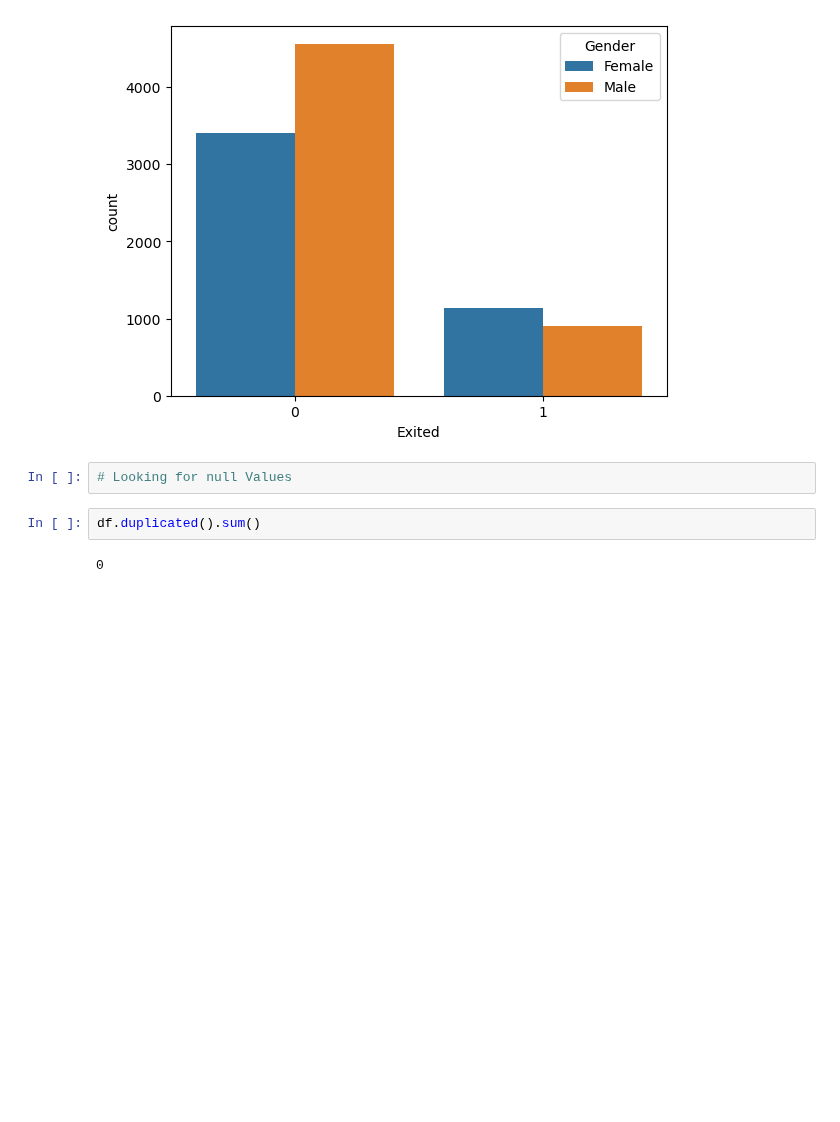
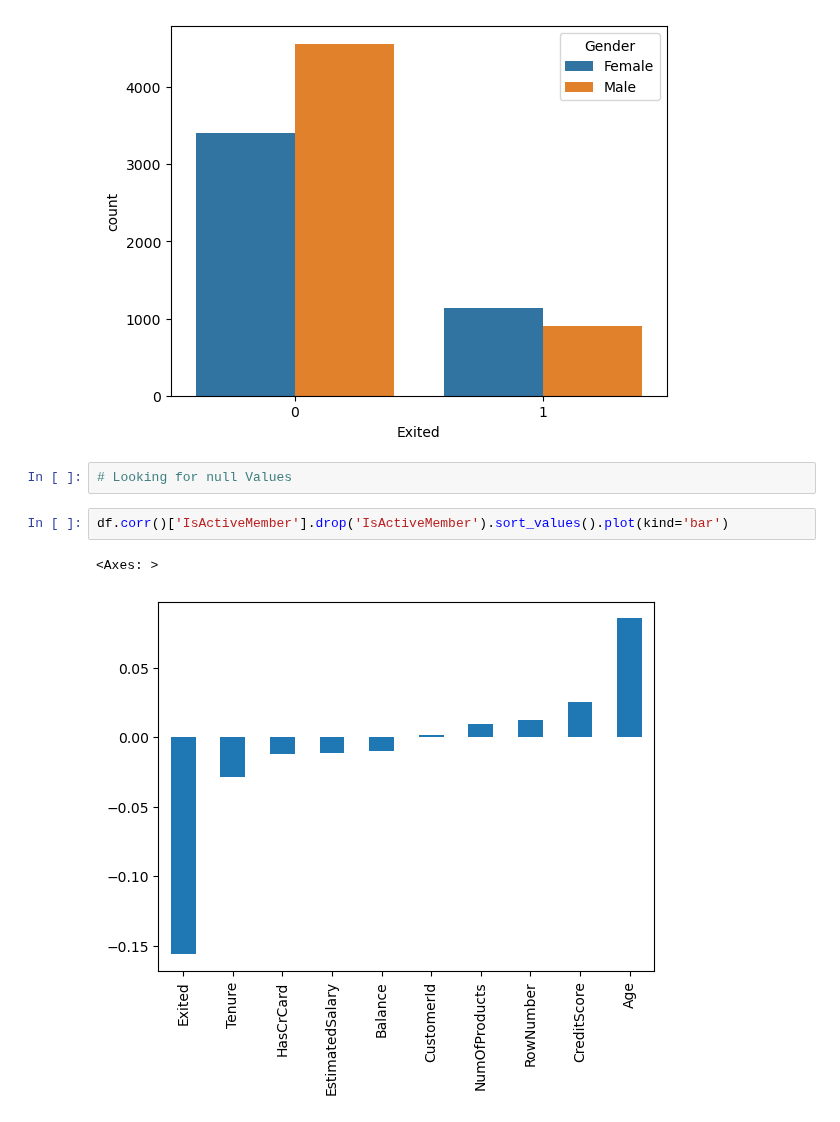
Before and after one commit to dancanyego/Deep-Learning-and-Neural-nets, a Jupyter notebook: Bank customer churn prediction.ipynb, the cells around one changed output. Drawn from its saved outputs; the diff is of its cells as text; blank space fills up the shorter version.

```diff
--- a/Bank customer churn prediction.ipynb
+++ b/Bank customer churn prediction.ipynb
@@ -180,7 +180,8 @@ sns.countplot(x='Exited',data=df,hue='Gender')
 [figure]
 # %%
 # Looking for null Values
-# %%
-df.duplicated().sum()
-# %% [output]
-0
+# %%
+df.corr()['IsActiveMember'].drop('IsActiveMember').sort_values().plot(kind='bar')
+# %% [output]
+<Axes: >
+[figure, added]
```
Also changed, not shown: parts of 3 cells of this notebook.
